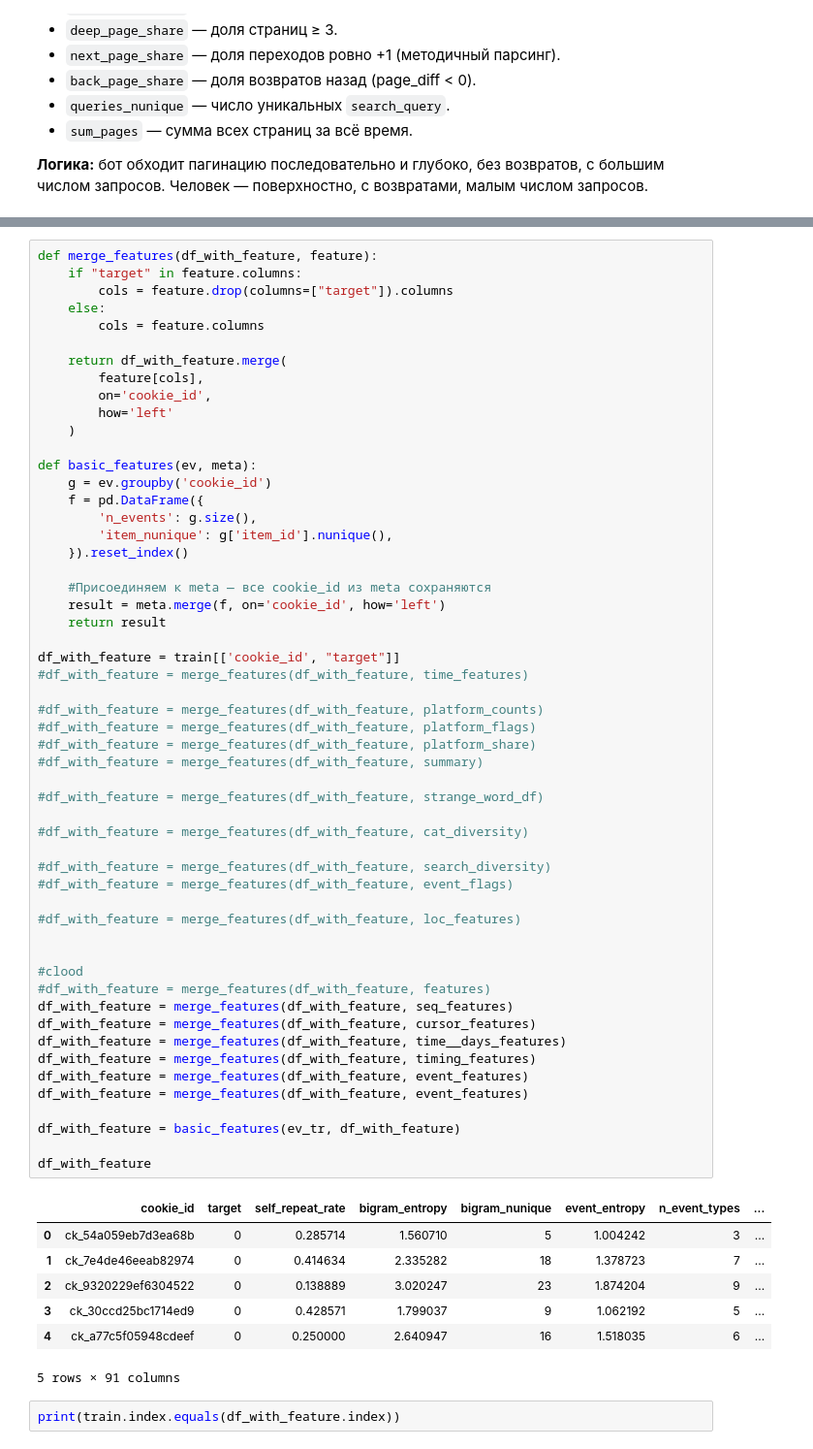
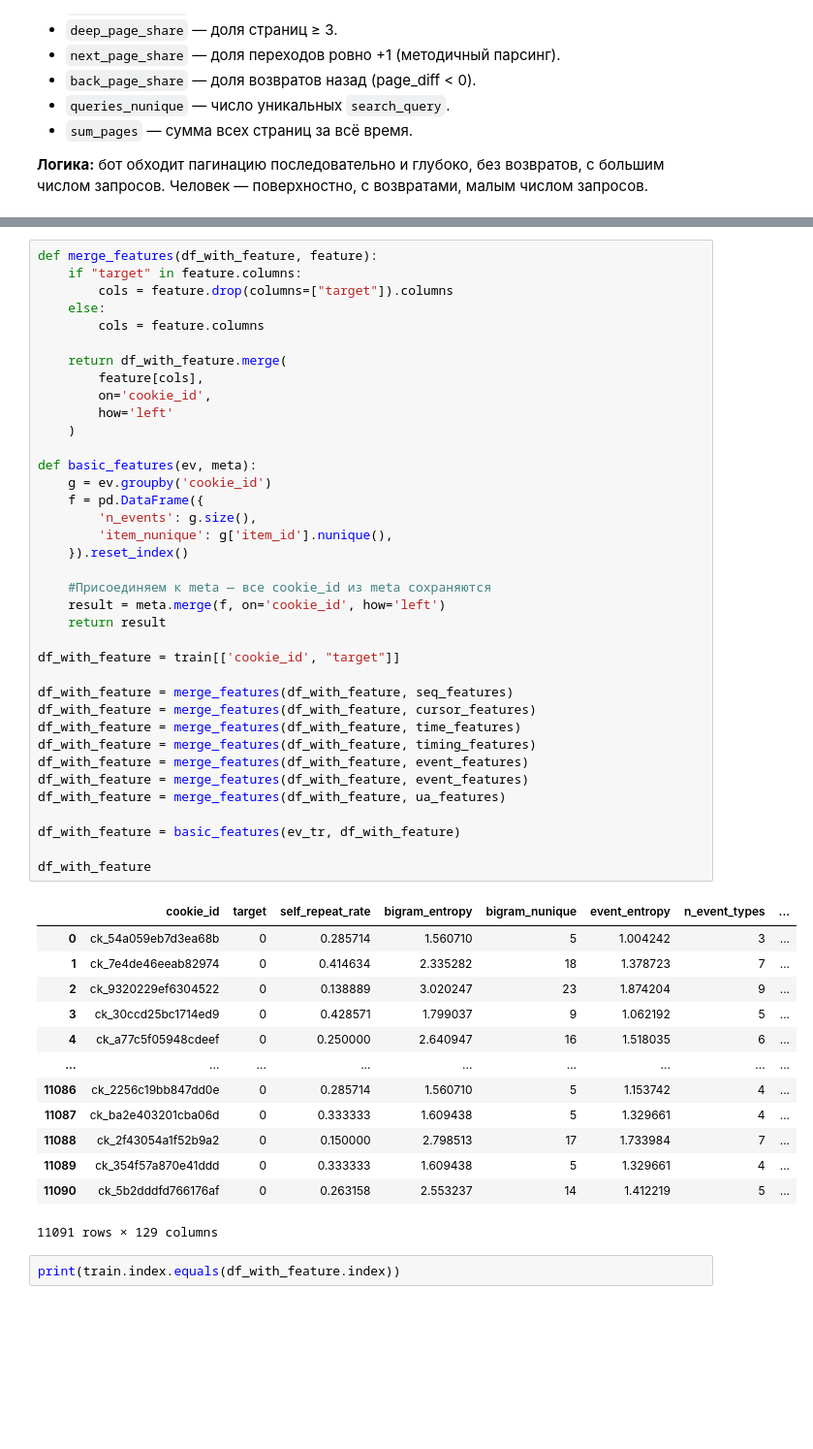
Before and after one commit to IDaniil228/Avito_ML_task, a Jupyter notebook: solve.ipynb, the cells around one changed output, grey strips where cells are left out. Shown at 97% size. Cells and saved outputs as stored; diff of their text form; blank space fills up the shorter version.

```diff
--- a/solve.ipynb
+++ b/solve.ipynb
@@ -639,53 +678,42 @@ def merge_features(df_with_feature, feature):
 
 def basic_features(ev, meta):
     g = ev.groupby('cookie_id')
     f = pd.DataFrame({
         'n_events': g.size(),
         'item_nunique': g['item_id'].nunique(),
     }).reset_index()
 
     #Присоединяем к meta — все cookie_id из meta сохраняются
     result = meta.merge(f, on='cookie_id', how='left')
     return result
 
 df_with_feature = train[['cookie_id', "target"]]
-#df_with_feature = merge_features(df_with_feature, time_features)
 
-#df_with_feature = merge_features(df_with_feature, platform_counts)
-#df_with_feature = merge_features(df_with_feature, platform_flags)
-#df_with_feature = merge_features(df_with_feature, platform_share)
-#df_with_feature = merge_features(df_with_feature, summary)
-
-#df_with_feature = merge_features(df_with_feature, strange_word_df)
-
-#df_with_feature = merge_features(df_with_feature, cat_diversity)
-
-#df_with_feature = merge_features(df_with_feature, search_diversity)
-#df_with_feature = merge_features(df_with_feature, event_flags)
-
-#df_with_feature = merge_features(df_with_feature, loc_features)
-
-
-#clood
-#df_with_feature = merge_features(df_with_feature, features)
 df_with_feature = merge_features(df_with_feature, seq_features)
 df_with_feature = merge_features(df_with_feature, cursor_features)
-df_with_feature = merge_features(df_with_feature, time__days_features)
+df_with_feature = merge_features(df_with_feature, time_features)
 df_with_feature = merge_features(df_with_feature, timing_features)
 df_with_feature = merge_features(df_with_feature, event_features)
 df_with_feature = merge_features(df_with_feature, event_features)
+df_with_feature = merge_features(df_with_feature, ua_features)
 
 df_with_feature = basic_features(ev_tr, df_with_feature)
 
 df_with_feature
 # %% [output]
 |  | cookie_id | target | self_repeat_rate | bigram_entropy | bigram_nunique | event_entropy | n_event_types | ... |
 | 0 | ck_54a059eb7d3ea68b | 0 | 0.285714 | 1.560710 | 5 | 1.004242 | 3 | ... |
 | 1 | ck_7e4de46eeab82974 | 0 | 0.414634 | 2.335282 | 18 | 1.378723 | 7 | ... |
 | 2 | ck_9320229ef6304522 | 0 | 0.138889 | 3.020247 | 23 | 1.874204 | 9 | ... |
 | 3 | ck_30ccd25bc1714ed9 | 0 | 0.428571 | 1.799037 | 9 | 1.062192 | 5 | ... |
 | 4 | ck_a77c5f05948cdeef | 0 | 0.250000 | 2.640947 | 16 | 1.518035 | 6 | ... |
+| ... | ... | ... | ... | ... | ... | ... | ... | ... |
+| 11086 | ck_2256c19bb847dd0e | 0 | 0.285714 | 1.560710 | 5 | 1.153742 | 4 | ... |
+| 11087 | ck_ba2e403201cba06d | 0 | 0.333333 | 1.609438 | 5 | 1.329661 | 4 | ... |
+| 11088 | ck_2f43054a1f52b9a2 | 0 | 0.150000 | 2.798513 | 17 | 1.733984 | 7 | ... |
+| 11089 | ck_354f57a870e41ddd | 0 | 0.333333 | 1.609438 | 5 | 1.329661 | 4 | ... |
+| 11090 | ck_5b2dddfd766176af | 0 | 0.263158 | 2.553237 | 14 | 1.412219 | 5 | ... |
-5 rows × 91 columns
+11091 rows × 129 columns
 # %%
 print(train.index.equals(df_with_feature.index))
 # %% [output]
```
Also changed, not shown: parts of 18 cells of this notebook, 9 other files.
